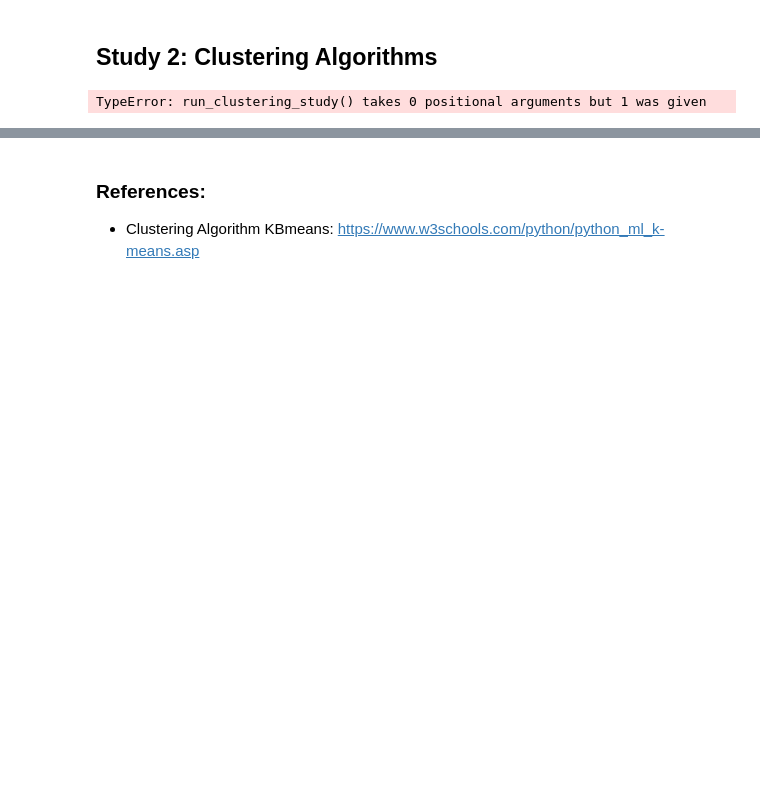
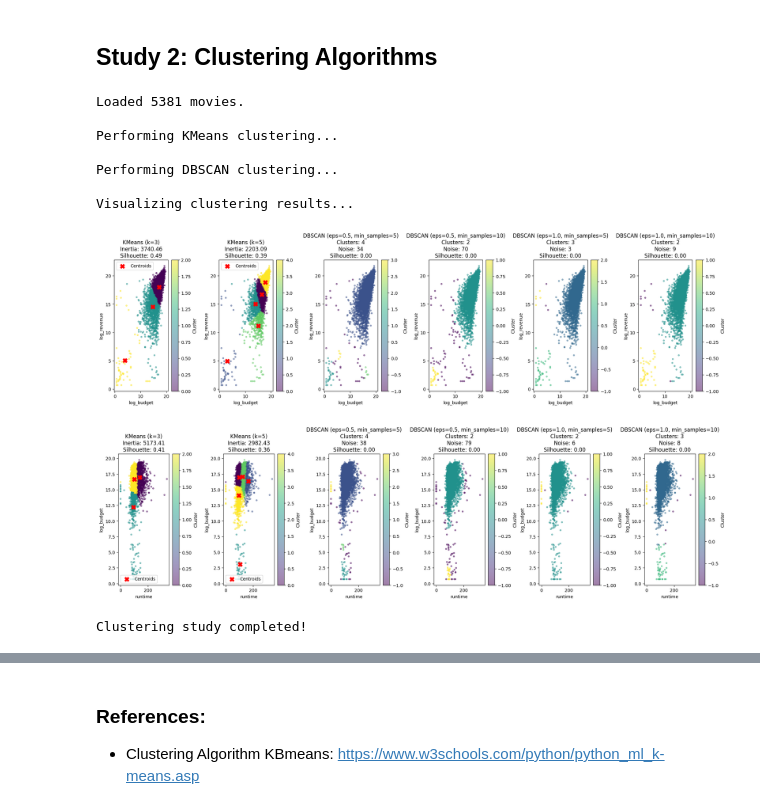
Before and after one commit to eli-wynn/dataScienceA4, a Jupyter notebook: A4.ipynb, the cells around one changed output, grey strips where cells are left out. Cells and saved outputs as stored; diff of their text form; code cells hidden in the pictures; blank space fills up the shorter version.

Commit message:
finished up study 2

```diff
--- a/A4.ipynb
+++ b/A4.ipynb
@@ -668,103 +669,51 @@ def visualize_clustering(data, feature_pairs, kmeans_results, dbscan_results, k_
         plt.savefig(f'clustering_{feature_name}.png', dpi=300)
         plt.show()
 
-# Function to analyze cluster metrics
-def analyze_clusters(data, feature_pairs, kmeans_results, dbscan_results, k_values, eps_values, min_samples_values):
-    for features in feature_pairs:
-        feature_name = f"{features[0]}_vs_{features[1]}"
-        print(f"\n=== Cluster Analysis for {feature_name} ===")
-
-        # Analyze KMeans clusters
-        print("\nKMeans Clusters:")
-        for k in k_values:
-            clusters = kmeans_results[feature_name][k]['clusters']
-
-            # Calculate cluster cardinality (number of points in each cluster)
-            cardinality = np.bincount(clusters + 1)  # +1 to handle -1 cluster
-
-            # Calculate cluster magnitude (average distance to centroid)
-            X = data[list(features)].values
-            scaler = StandardScaler()
-            X_scaled = scaler.fit_transform(X)
-
-            centers = kmeans_results[feature_name][k]['centers']
-            centers_scaled = scaler.transform(centers)
-
-            magnitudes = []
-            for i in range(k):
-                cluster_points = X_scaled[clusters == i]
-                if len(cluster_points) > 0:
-                    center = centers_scaled[i]
-                    distances = np.sqrt(np.sum((cluster_points - center) ** 2, axis=1))
-                    magnitude = np.mean(distances)
-                    magnitudes.append(magnitude)
-                else:
-                    magnitudes.append(0)
-
-            print(f"  k={k}:")
-            print(f"    Inertia: {kmeans_results[feature_name][k]['inertia']:.2f}")
-            print(f"    Silhouette Score: {kmeans_results[feature_name][k]['silhouette']:.2f}")
-            print(f"    Cluster Cardinality: {cardinality}")
-            print(f"    Cluster Magnitude: {magnitudes}")
-
-        # Analyze DBSCAN clusters
-        print("\nDBSCAN Clusters:")
-        for eps in eps_values:
-            for min_samples in min_samples_values:
-                param_key = f"eps_{eps}_min_samples_{min_samples}"
-                clusters = dbscan_results[feature_name][param_key]['clusters']
-
-                # Calculate cluster cardinality (number of points in each cluster)
-                unique_clusters = np.unique(clusters)
-                cardinality = {c: np.sum(clusters == c) for c in unique_clusters}
-
-                print(f"  eps={eps}, min_samples={min_samples}:")
-                print(f"    Number of Clusters: {dbscan_results[feature_name][param_key]['n_clusters']}")
-                print(f"    Number of Noise Points: {dbscan_results[feature_name][param_key]['n_noise']}")
-                print(f"    Silhouette Score: {dbscan_results[feature_name][param_key]['silhouette']:.2f}")
-                print(f"    Cluster Cardinality: {cardinality}")
-
 # Main function to run the clustering study
 def run_clustering_study(metadataDF):
     movie_data = metadataDF.copy()
-    metadataDF = metadataDF[(metadataDF['budget'] > 0) & (metadataDF['revenue'] > 0)]
+    movie_data = movie_data[(movie_data['budget'] > 0) & (movie_data['revenue'] > 0)]
 
     # Log transform budget and revenue (they're highly skewed)
-    metadataDF['log_budget'] = np.log1p(metadataDF['budget'])
-    metadataDF['log_revenue'] = np.log1p(metadataDF['revenue'])
+    movie_data['log_budget'] = np.log1p(metadataDF['budget'])
+    movie_data['log_revenue'] = np.log1p(movie_data['revenue'])
     print(f"Loaded {len(movie_data)} movies.")
 
     # Define feature pairs to analyze
     feature_pairs = [
         ('log_budget', 'log_revenue'),  # Budget vs Revenue
         ('runtime', 'log_budget')       # Runtime vs Budget
     ]
 
     # Define parameters to test
     k_values = [3, 5]                   # Number of clusters for KMeans
     eps_values = [0.5, 1.0]             # Epsilon values for DBSCAN
     min_samples_values = [5, 10]        # Minimum samples for DBSCAN
 
     # Perform clustering
     print("\nPerforming KMeans clustering...")
     kmeans_results = perform_kmeans(movie_data, feature_pairs, k_values)
 
     print("\nPerforming DBSCAN clustering...")
     dbscan_results = perform_dbscan(movie_data, feature_pairs, eps_values, min_samples_values)
 
     # Visualize results
     print("\nVisualizing clustering results...")
     visualize_clustering(movie_data, feature_pairs, kmeans_results, dbscan_results,
                         k_values, eps_values, min_samples_values)
 
-    # Analyze cluster metrics
-    print("\nAnalyzing cluster metrics...")
-    analyze_clusters(movie_data, feature_pairs, kmeans_results, dbscan_results,
-                   k_values, eps_values, min_samples_values)
-
     print("\nClustering study completed!")
 
 if __name__ == "__main__":
     run_clustering_study(metadataDF)
 # %% [output]
-TypeError: run_clustering_study() takes 0 positional arguments but 1 was given
+Loaded 5381 movies.
+
+Performing KMeans clustering...
+
+Performing DBSCAN clustering...
+
+Visualizing clustering results...
+[figure, added]
+[figure, added]
+Clustering study completed!
```
Also changed, not shown: parts of 2 cells of this notebook, 2 other files.
